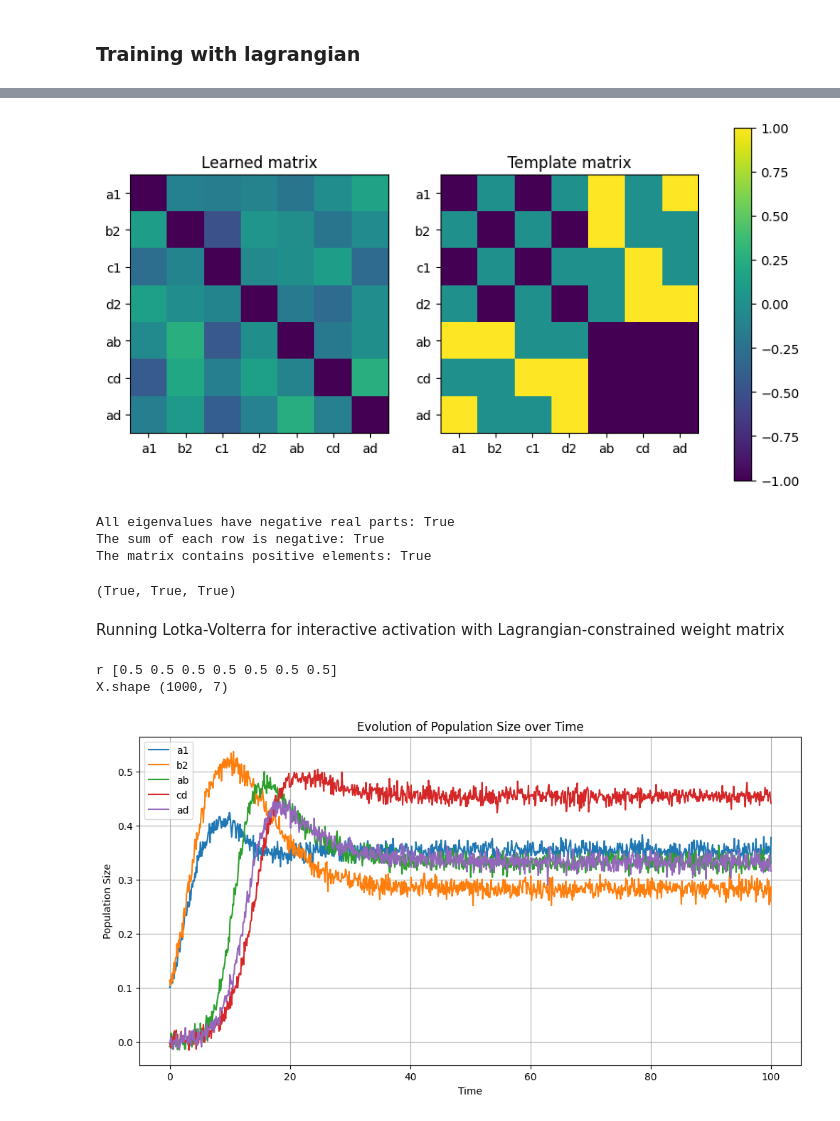
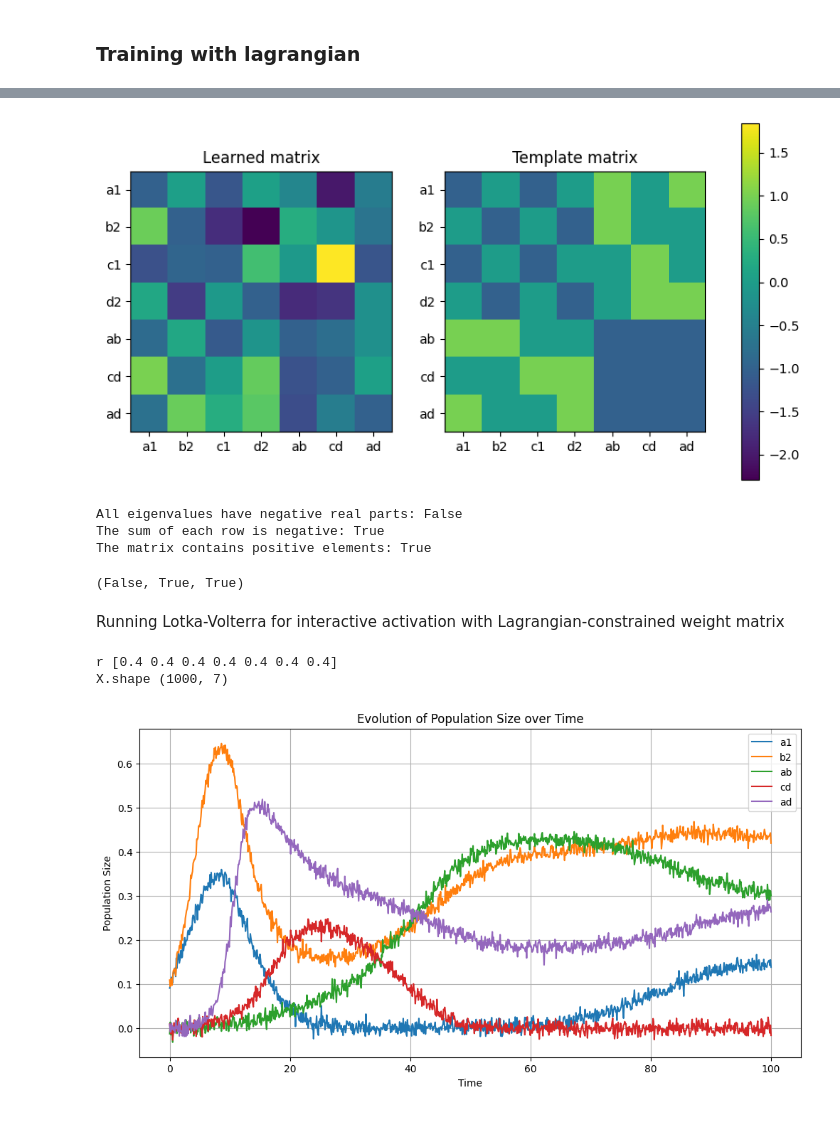
Before and after one commit to THANNAGA/Lagrangian, a Jupyter notebook: GLV_bounded_lagrangian.ipynb, the cells around one changed output, grey strips where cells are left out. Cells and saved outputs as stored; diff of their text form; code cells hidden in the pictures.

```diff
--- a/GLV_bounded_lagrangian.ipynb
+++ b/GLV_bounded_lagrangian.ipynb
@@ -224,10 +271,11 @@ target_data_torch = torch.from_numpy(target_data).float()
 #cmp = NormConstrainedLogReg(); equality = False
 #cmp = SumConstrainedLogReg(); equality = False
 #cmp = TemplateConstrainedLogReg()
-cmp = TemplateSumConstrainedLogReg()
+#cmp = TemplateSumConstrainedLogReg()
+cmp = TemplateSumConstrainedLogRegMod()
 formulation = cooper.LagrangianFormulation(cmp)
 
-model = LogisticRegression(A.shape[0], A.shape[1])
+model = LogisticRegressionFixed(A.shape[0], A.shape[1])
 
 # primal_optimizer = cooper.optim.ExtraSGD(model.parameters(), lr=1e-3, momentum=0.9)
 # dual_optimizer = cooper.optim.partial_optimizer(cooper.optim.ExtraSGD, lr=5e-3)
@@ -312,3 +360,37 @@ def check_matrix_conditions(matrix, verbose=True):
     print ('The matrix contains positive elements:', positive_elements_condition)
 
   return eigenvalues_condition, row_sums_condition, positive_elements_condition
+# %%
+#A = model.linear.weight.detach().numpy()
+A = model.trainable_weights.detach().numpy() + model.untrainable_weights.detach().numpy()
+#np.fill_diagonal(A, -1)
+
+# Determine the common color limits
+vmin = min(A.min(), template.min())
+vmax = max(A.max(), template.max())
+
+fig, axs = plt.subplots(1, 2, figsize=(10, 5))
+
+# Plot the first matrix with the common color limits
+im1 = axs[0].imshow(A, vmin=vmin, vmax=vmax)
+axs[0].set_title("Learned matrix")
+axs[0].set_xticks(np.arange(len(tokens)))
+axs[0].set_yticks(np.arange(len(tokens)))
+axs[0].set_xticklabels(tokens)
+axs[0].set_yticklabels(tokens)
+
+# Plot the second matrix with the common color limits
+im2 = axs[1].imshow(template, vmin=vmin, vmax=vmax)
+axs[1].set_title("Template matrix")
+axs[1].set_xticks(np.arange(len(tokens)))
+axs[1].set_yticks(np.arange(len(tokens)))
+axs[1].set_xticklabels(tokens)
+axs[1].set_yticklabels(tokens)
+
+# Create colorbar based on the first image
+fig.colorbar(im1, ax=axs.ravel().tolist(), orientation='vertical')
+
+#fig.tight_layout()
+plt.show()
+
+check_matrix_conditions(A)
@@ -315,42 +403,40 @@ def check_matrix_conditions(matrix, verbose=True):
 # %%
-A = model.linear.weight.detach().numpy()
 np.fill_diagonal(A, -1)
-
 # Determine the common color limits
 vmin = min(A.min(), template.min())
 vmax = max(A.max(), template.max())
 
 fig, axs = plt.subplots(1, 2, figsize=(10, 5))
 
 # Plot the first matrix with the common color limits
 im1 = axs[0].imshow(A, vmin=vmin, vmax=vmax)
 axs[0].set_title("Learned matrix")
 axs[0].set_xticks(np.arange(len(tokens)))
 axs[0].set_yticks(np.arange(len(tokens)))
 axs[0].set_xticklabels(tokens)
 axs[0].set_yticklabels(tokens)
 
 # Plot the second matrix with the common color limits
 im2 = axs[1].imshow(template, vmin=vmin, vmax=vmax)
 axs[1].set_title("Template matrix")
 axs[1].set_xticks(np.arange(len(tokens)))
 axs[1].set_yticks(np.arange(len(tokens)))
 axs[1].set_xticklabels(tokens)
 axs[1].set_yticklabels(tokens)
 
 # Create colorbar based on the first image
 fig.colorbar(im1, ax=axs.ravel().tolist(), orientation='vertical')
 
 #fig.tight_layout()
 plt.show()
 
 check_matrix_conditions(A)
 # %% [output]
-[figure, old version]
+[figure, new version]
-All eigenvalues have negative real parts: True
+All eigenvalues have negative real parts: False
 The sum of each row is negative: True
 The matrix contains positive elements: True
-(True, True, True)
+(False, True, True)
 # %% [markdown]
 Running Lotka-Volterra for interactive activation with Lagrangian-constrained weight matrix
 # %%
@@ -361,12 +447,12 @@ from scipy.integrate import odeint
 N = len(tokens)
 
 # Let's set intrinsic growth rates such that r_i > 0
-r = 0.5*np.ones(N)
+r = 0.4*np.ones(N)
 print ('r', r)
 
 #A = create_matrix(tokens = tokens)
 #A = stabilize_matrix(A)
-A = model.linear.weight.detach().numpy()
+#A = model.linear.weight.detach().numpy()
 
 # Define the system of differential equations
 def dXdt(X, t):
@@ -398,9 +484,9 @@ plt.title('Evolution of Population Size over Time')
 plt.grid(True)
 plt.show()
 # %% [output]
-r [0.5 0.5 0.5 0.5 0.5 0.5 0.5]
+r [0.4 0.4 0.4 0.4 0.4 0.4 0.4]
 X.shape (1000, 7)
-[figure, old version]
+[figure, new version]
 # %%
 def jacobian(func, state, interaction_matrix, growth_rates):
     """Compute the Jacobian matrix of func at the given state."""
```
Also changed, not shown: parts of 10 cells of this notebook.
